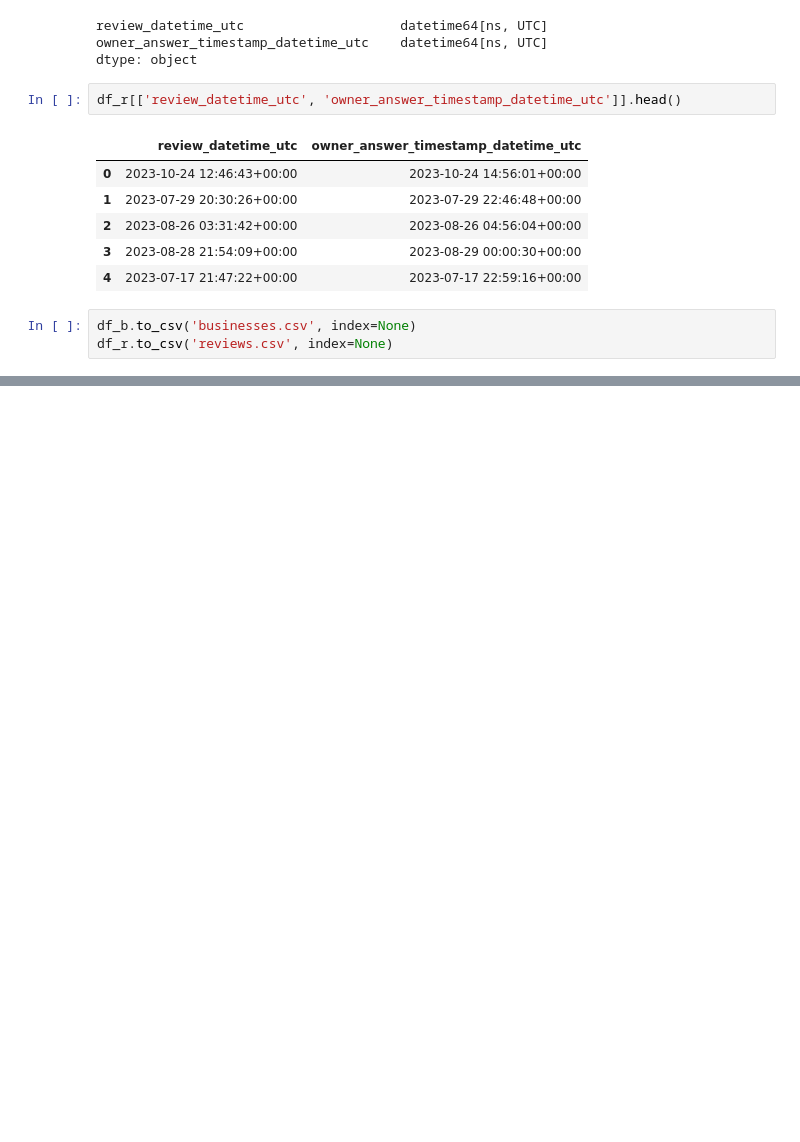
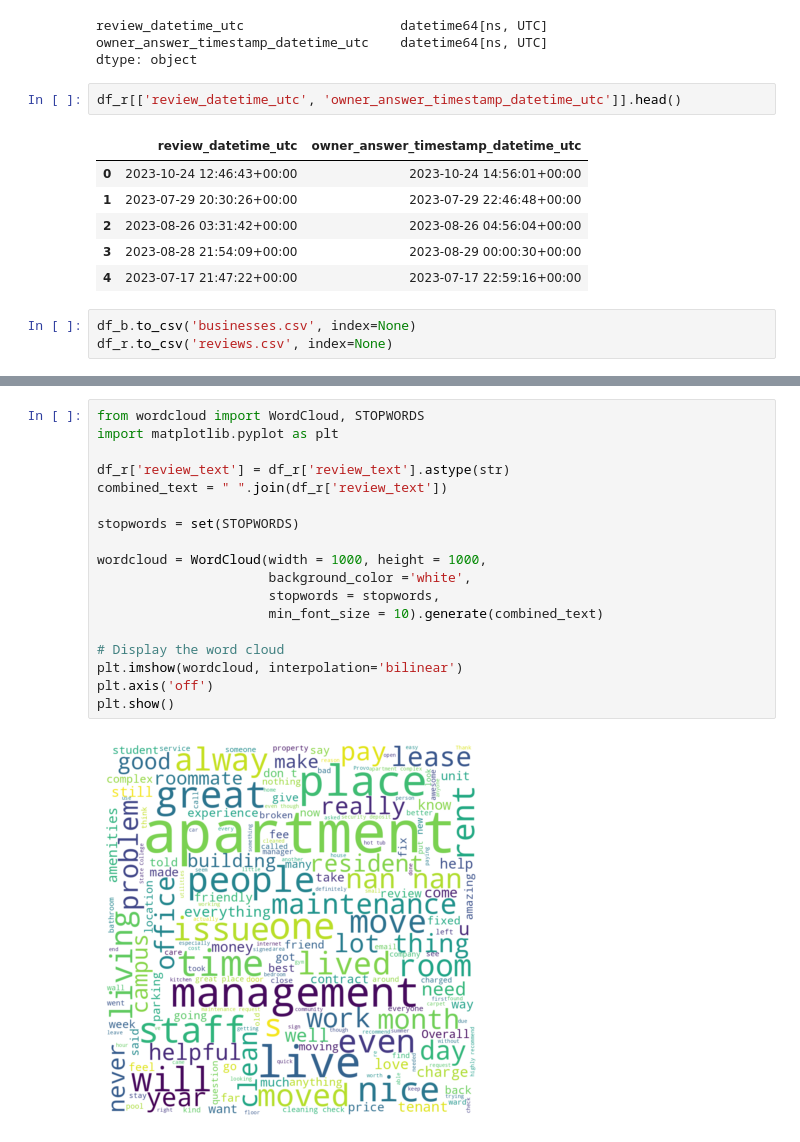
Before and after one commit to DirghShah/ParksPals, a Jupyter notebook: TheTriosFinalProject.ipynb, the cells around one changed output, grey strips where cells are left out. Saved outputs shown, nothing was run; the diff lists cells and outputs as text; blank space fills up the shorter version.

```diff
--- a/TheTriosFinalProject.ipynb
+++ b/TheTriosFinalProject.ipynb
@@ -161,0 +255,20 @@ df_r.to_csv('reviews.csv', index=None)
+# %%
+from wordcloud import WordCloud, STOPWORDS
+import matplotlib.pyplot as plt
+
+df_r['review_text'] = df_r['review_text'].astype(str)
+combined_text = " ".join(df_r['review_text'])
+
+stopwords = set(STOPWORDS)
+
+wordcloud = WordCloud(width = 1000, height = 1000,
+                      background_color ='white',
+                      stopwords = stopwords,
+                      min_font_size = 10).generate(combined_text)
+
+# Display the word cloud
+plt.imshow(wordcloud, interpolation='bilinear')
+plt.axis('off')
+plt.show()
+# %% [output]
+[figure, added]
```
Also changed, not shown: parts of 14 cells of this notebook.
